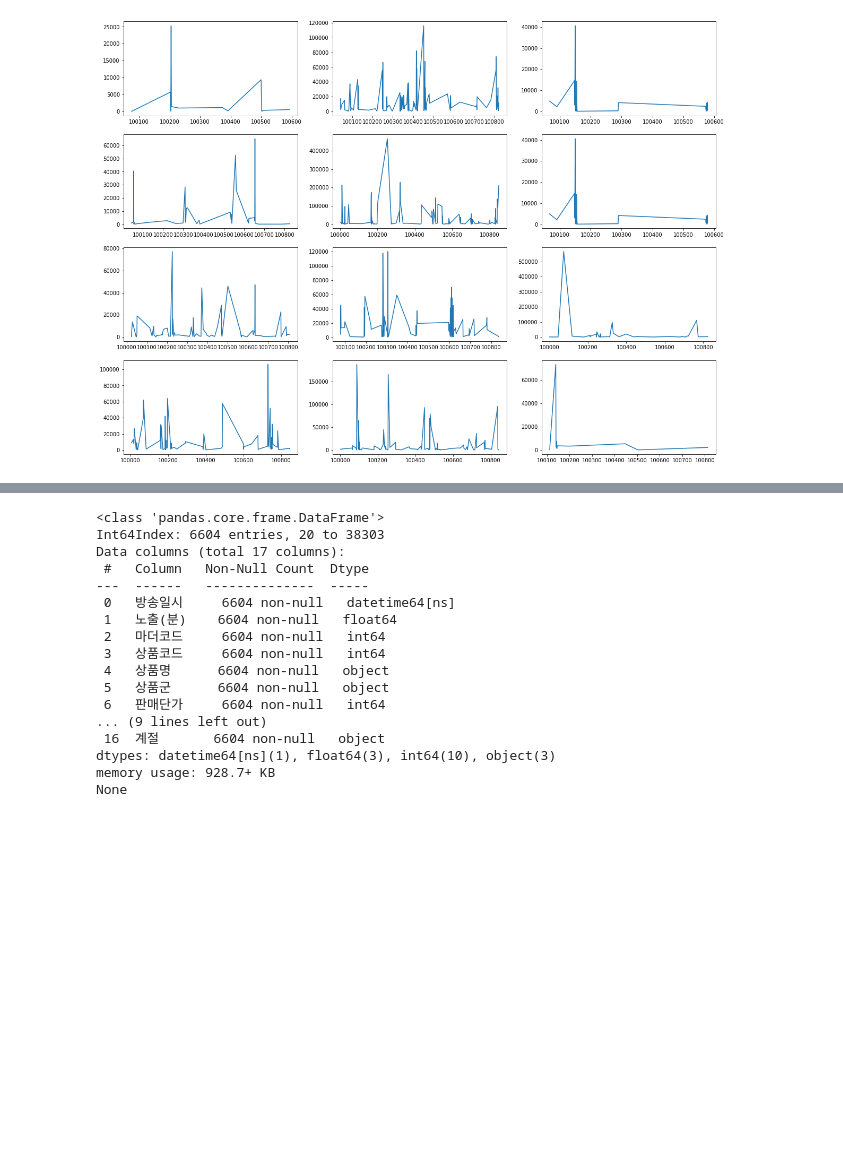
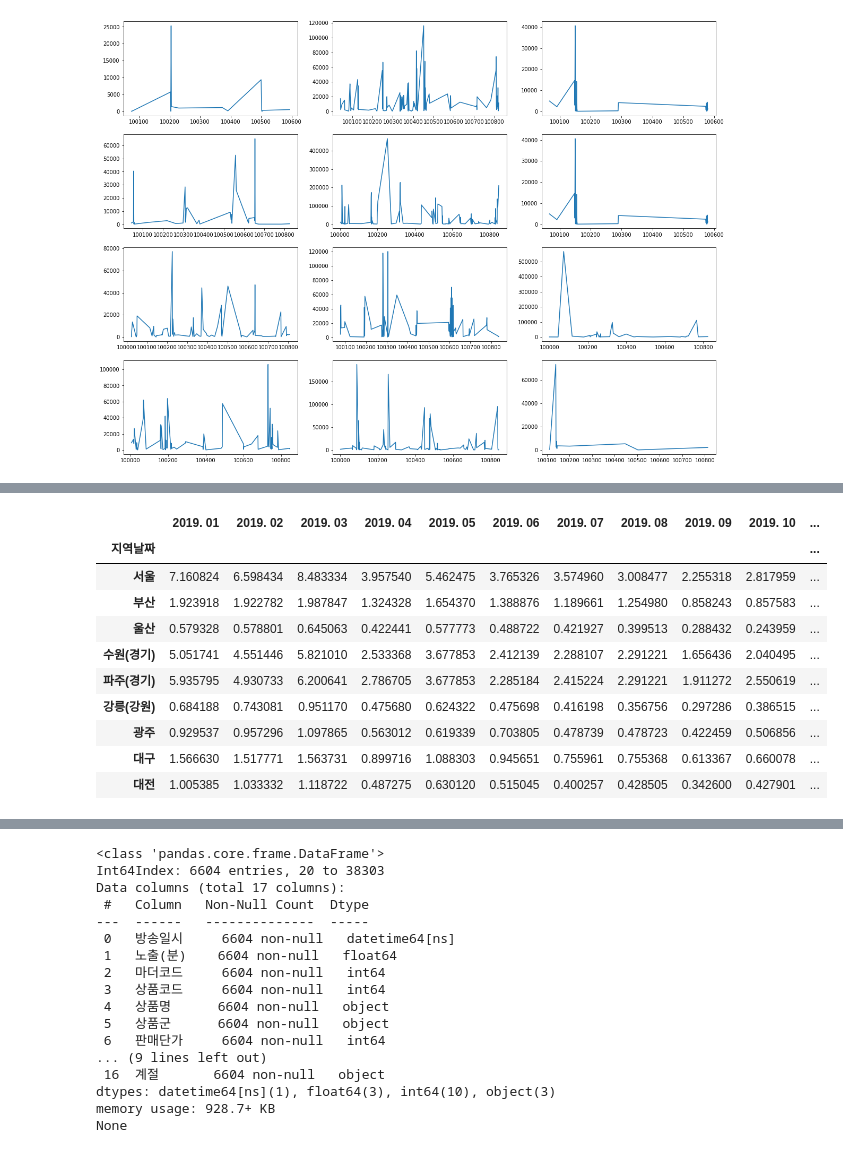
Before and after one commit to Hyerim0203/BigPyson, a Jupyter notebook: BigCon1.ipynb, the cells around one changed output, grey strips where cells are left out. Drawn from its saved outputs; the diff is of its cells as text; code cells hidden in the pictures; blank space fills up the shorter version.

```diff
--- a/BigCon1.ipynb
+++ b/BigCon1.ipynb
@@ -709,0 +540,6 @@ grouped_day_item = pd.DataFrame(grouped_day_item)
+# %%
+#population_only_total = pd.read_excel('2019총인구비율(수정).xlsx') # 지역별 인구수 ()
+#population_only_woman = pd.read_excel('2019여성인구비율.xlsx')
+population_only_total = pd.read_excel('/content/drive/My Drive/빅콘폴더/인구 미세먼지관련/2019총인구비율(수정).xlsx')
+population_only_woman = pd.read_excel('/content/drive/My Drive/빅콘폴더/인구 미세먼지관련/2019여성인구비율.xlsx')
+population_only_man = pd.read_excel('/content/drive/My Drive/빅콘폴더/인구 미세먼지관련/2019남자인구비율.xlsx')
@@ -709,0 +561,3 @@ grouped_day_item = pd.DataFrame(grouped_day_item)
+# %%
+munji_df = munji.set_index("지역날짜")
+population_total_df = population_only_total.set_index('행정구역(시군구)별')
@@ -709,0 +601,17 @@ grouped_day_item = pd.DataFrame(grouped_day_item)
+# %%
+for i in range(9):
+  for j in range(12):
+    total_weighted_munji.iloc[i][j] = munji_df.iloc[i][j]*population_total_df.iloc[i][j]
+total_weighted_munji
+# %% [output]
+|  | 2019. 01 | 2019. 02 | 2019. 03 | 2019. 04 | 2019. 05 | 2019. 06 | 2019. 07 | 2019. 08 | 2019. 09 | 2019. 10 | ... |
+| 지역날짜 |  |  |  |  |  |  |  |  |  |  | ... |
+| 서울 | 7.160824 | 6.598434 | 8.483334 | 3.957540 | 5.462475 | 3.765326 | 3.574960 | 3.008477 | 2.255318 | 2.817959 | ... |
+| 부산 | 1.923918 | 1.922782 | 1.987847 | 1.324328 | 1.654370 | 1.388876 | 1.189661 | 1.254980 | 0.858243 | 0.857583 | ... |
+| 울산 | 0.579328 | 0.578801 | 0.645063 | 0.422441 | 0.577773 | 0.488722 | 0.421927 | 0.399513 | 0.288432 | 0.243959 | ... |
+| 수원(경기) | 5.051741 | 4.551446 | 5.821010 | 2.533368 | 3.677853 | 2.412139 | 2.288107 | 2.291221 | 1.656436 | 2.040495 | ... |
+| 파주(경기) | 5.935795 | 4.930733 | 6.200641 | 2.786705 | 3.677853 | 2.285184 | 2.415224 | 2.291221 | 1.911272 | 2.550619 | ... |
+| 강릉(강원) | 0.684188 | 0.743081 | 0.951170 | 0.475680 | 0.624322 | 0.475698 | 0.416198 | 0.356756 | 0.297286 | 0.386515 | ... |
+| 광주 | 0.929537 | 0.957296 | 1.097865 | 0.563012 | 0.619339 | 0.703805 | 0.478739 | 0.478723 | 0.422459 | 0.506856 | ... |
+| 대구 | 1.566630 | 1.517771 | 1.563731 | 0.899716 | 1.088303 | 0.945651 | 0.755961 | 0.755368 | 0.613367 | 0.660078 | ... |
+| 대전 | 1.005385 | 1.033332 | 1.118722 | 0.487275 | 0.630120 | 0.515045 | 0.400257 | 0.428505 | 0.342600 | 0.427901 | ... |
```
Also changed, not shown: parts of 78 cells of this notebook.
